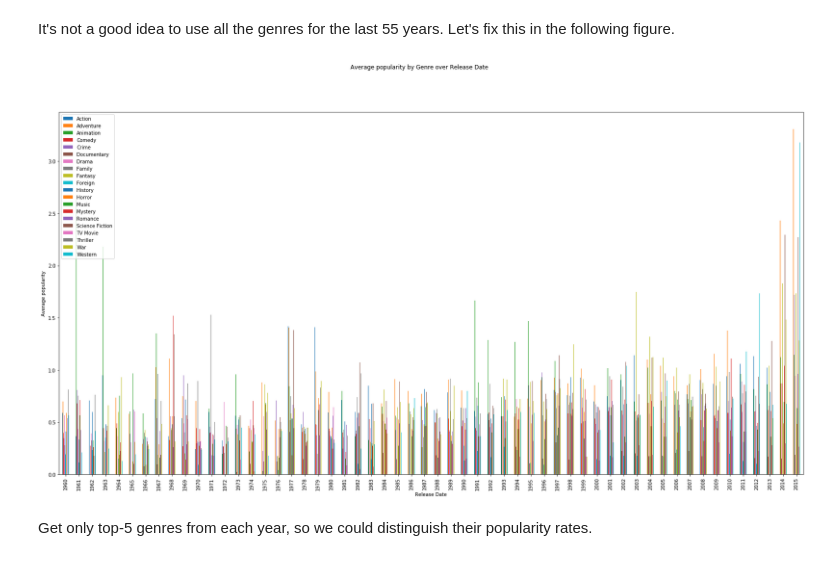
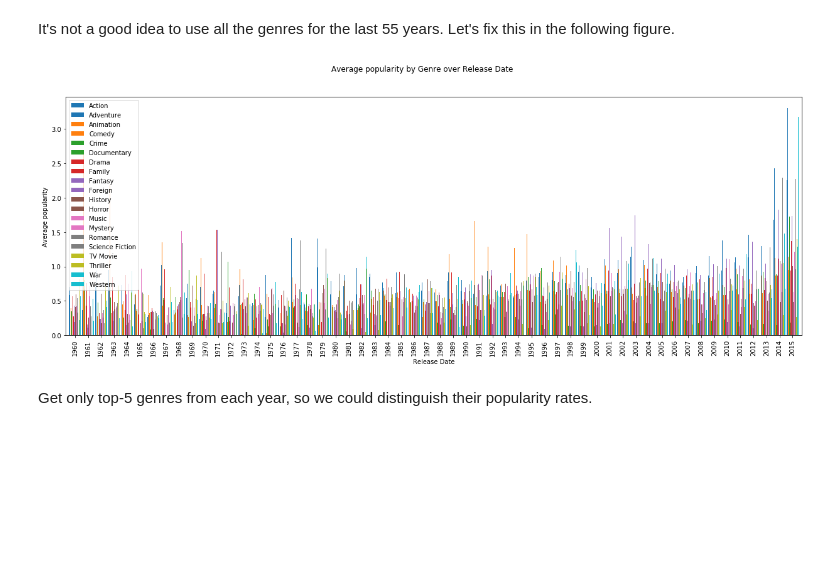
Before and after one commit to alexachmel/Investigate-a-Dataset, a Jupyter notebook: Investigate_a_Dataset.ipynb, the cells around one changed output. Saved outputs shown, nothing was run; the diff lists cells and outputs as text; code cells hidden in the pictures; blank space fills up the shorter version.

```diff
--- a/Investigate_a_Dataset.ipynb
+++ b/Investigate_a_Dataset.ipynb
@@ -566,3 +566,17 @@ plt.show()
+# %%
+xlabel = 'Release Date'
+ylabel = 'Average popularity'
+
+def plot_bar_chart(df, title, cmap, rot=0, legend=True, legend_lst=None, loc='best', xlabel=xlabel, ylabel=ylabel):
+    df.plot(kind='bar', rot=rot, figsize=(21,7), cmap=cmap, legend=legend, width=.9)
+    if legend and legend_lst:
+        plt.legend(legend_lst, loc=loc)
+    elif legend:
+        plt.legend(loc=loc)
+    plt.xlabel(xlabel)
+    plt.ylabel(ylabel)
+    plt.suptitle(title)
+    plt.show()
 # %% [markdown]
 Among all 10 thound movies, Adventure is the most popular genre with average popularity about 1.2.
 # %%
@@ -613,3 +625,5 @@ Average popularity
 # Create dateset with popularity means to make visuals
 
 df_plot = popularity_by_genre.groupby(['release_date', 'genre']).popularity.mean()
+df_plot = df_plot.sort_index(level='release_date', ascending=True).unstack()
+df_plot.head()
@@ -616,15 +638,10 @@ df_plot = popularity_by_genre.groupby(['release_date', 'genre']).popularity.mean
 # %% [markdown]
 It's not a good idea to use all the genres for the last 55 years. Let's fix this in the following figure.
-# %%
-df_plot.sort_index(level='release_date', ascending=True).unstack().plot(
-                kind='bar', figsize=(28,14))
-plt.legend(loc='upper left')
-plt.xlabel('Release Date')
-plt.ylabel('Average popularity')
-plt.suptitle('Average popularity by Genre over Release Date')
-plt.show()
-# %% [output]
-[figure, removed]
+# %%
+plot_bar_chart(df_plot, title='Average popularity by Genre over Release Date', cmap='tab10', rot=90,
+               loc='upper left', xlabel=xlabel, ylabel=ylabel)
+# %% [output]
+[figure, added]
 # %% [markdown]
 Get only top-5 genres from each year, so we could distinguish their popularity rates.
 # %%
```
Also changed, not shown: parts of 19 cells of this notebook, 2 other files.
